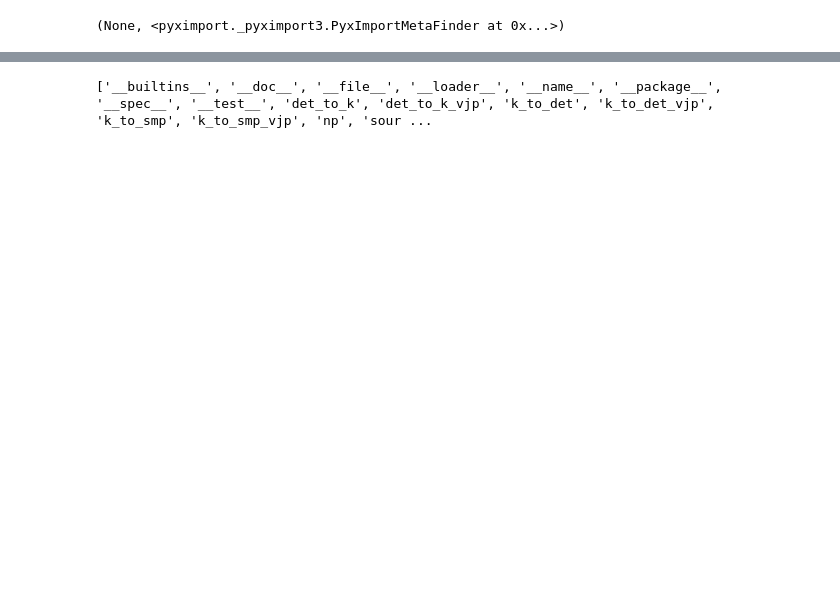
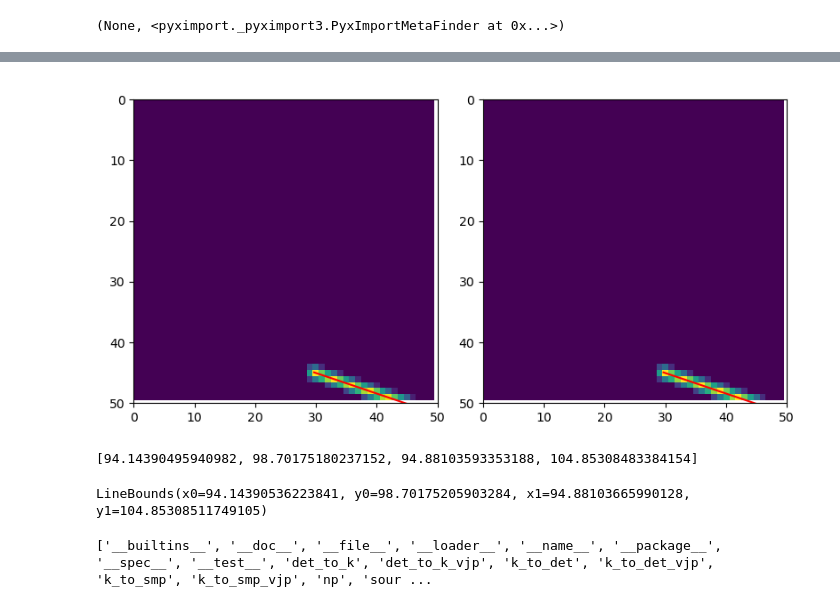
Before and after one commit to simply-nicky/cbclib, a Jupyter notebook: dev_pybind11.ipynb, the cells around one changed output, grey strips where cells are left out. Saved outputs shown, nothing was run; the diff lists cells and outputs as text; code cells hidden in the pictures; blank space fills up the shorter version.

Commit message:
kd-tree with iterators, plot line revamped, first prototype of peak finder

```diff
--- a/dev_pybind11.ipynb
+++ b/dev_pybind11.ipynb
@@ -28,3 +28,15 @@ pyximport.install(reload_support=True, build_in_temp=False,
                   build_dir='.pyxbld')
 # %% [output]
 (None, <pyximport._pyximport3.PyxImportMetaFinder at 0x...>)
+# %%
+def generate_lines(Y: int, X: int, n_lines: int, length: float, width: float) -> np.ndarray:
+    lengths = length * np.random.rand(n_lines)
+    thetas = 2 * np.pi * np.random.rand(n_lines)
+    x0, y0 = np.array([[X], [Y]]) * np.random.rand(2, n_lines)
+    return np.stack((x0 - 0.5 * lengths * np.cos(thetas),
+                      y0 - 0.5 * lengths * np.sin(thetas),
+                      x0 + 0.5 * lengths * np.cos(thetas),
+                      y0 + 0.5 * lengths * np.sin(thetas),
+                      width * np.ones(n_lines)), axis=1)
+# %%
+lines = generate_lines(50, 50, 1, 30, 2)
@@ -31,3 +51,41 @@ pyximport.install(reload_support=True, build_in_temp=False,
+# %%
+%matplotlib widget
+fig, axes = plt.subplots(1, 2, figsize=(8, 4))
+# ax.imshow(cbc.bin.draw_line_image((500, 500), lines))
+axes[0].imshow(out)
+axes[1].imshow(out2)
+
+for line in lines:
+    axes[0].plot(line[:4:2], line[1:4:2], c='r')
+    axes[1].plot(line[:4:2], line[1:4:2], c='r')
+
+for ax in axes:
+    ax.set_xlim(0, 50)
+    ax.set_ylim(50, 0)
+
+fig.tight_layout()
+plt.show()
+# %% [output]
+[figure, added]
+# %%
+frames = np.load('results/frames.npz')['data']
+
+pts = (100, 100, 102, 102)
+
+line2 = cbc.src.test_line(pts, frames[0], 2, 2)
+print(line2)
+# %% [output]
+[94.14390495940982, 98.70175180237152, 94.88103593353188, 104.85308483384154]
+# %%
+from scripts.cbsd_numpy import add_line, generate_line, Image, Structure
+
+struct = Structure.new(2, 2)
+image = Image.new(frames[0], struct)
+line = generate_line(pts[0], pts[1], image, struct.idxs)
+line = add_line(line, generate_line(pts[2], pts[3], image, struct.idxs)).update_bounds(image)
+print(line.bounds)
+# %% [output]
+LineBounds(x0=94.14390536223841, y0=98.70175205903284, x1=94.88103665990128, y1=104.85308511749105)
 # %%
 if sys.modules.get('dev'): # Maybe sys.modules is better?
     dev = sys.modules.get('dev')
```
Also changed, not shown: parts of 4 cells of this notebook, 17 other files.
